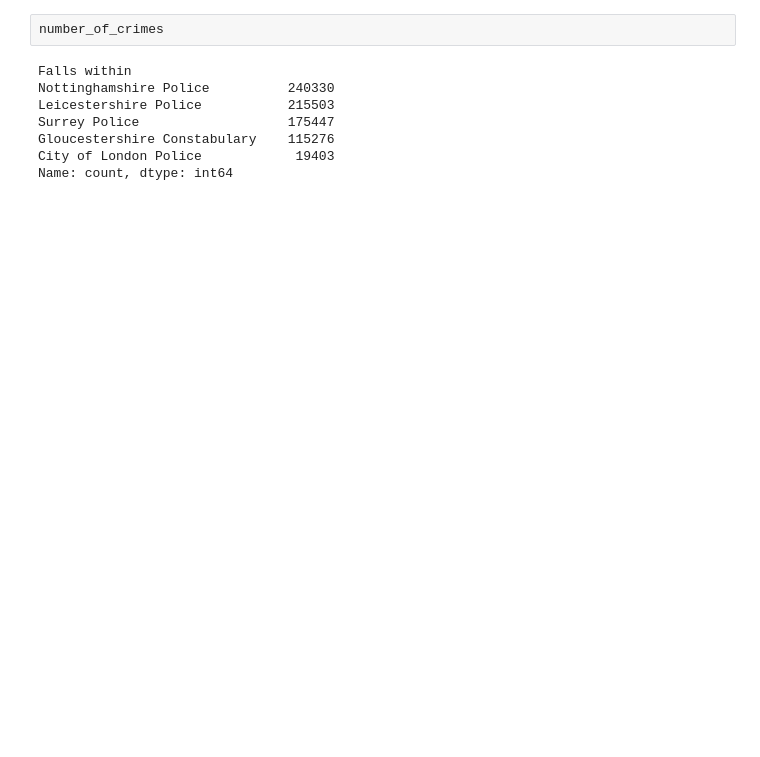
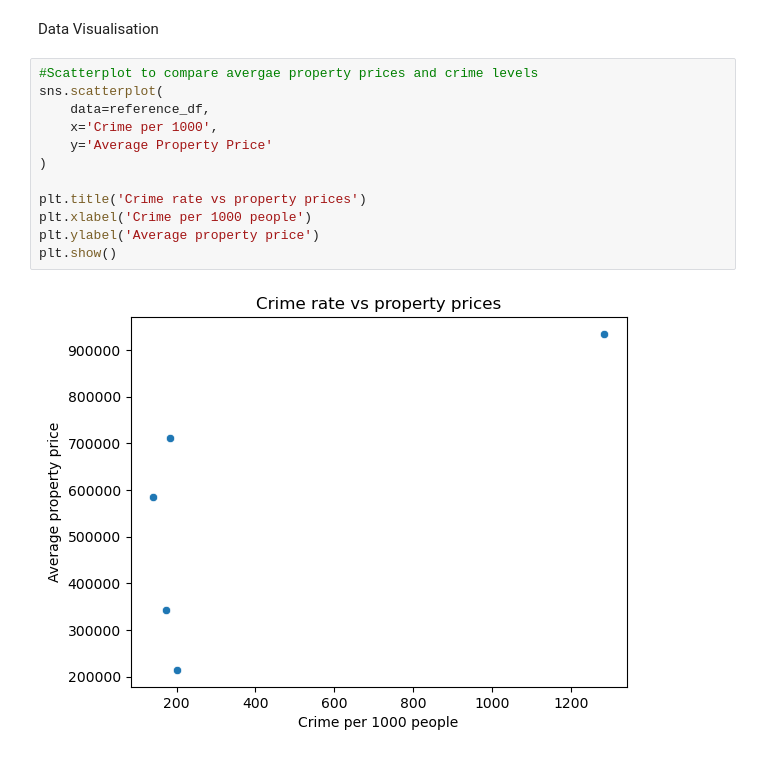
Before and after one commit to Melissa-Pasquali/Crime-Analysis-Project, a Jupyter notebook: notebooks/eda_analysis.ipynb, the cells around one changed output. Saved outputs shown, nothing was run; the diff lists cells and outputs as text; blank space fills up the shorter version.

Commit message:
Created charts in EDA

```diff
--- a/notebooks/eda_analysis.ipynb
+++ b/notebooks/eda_analysis.ipynb
@@ -43,13 +76,19 @@ reference_df
 | Gloucestershire Constabulary | 669380 | 343282 | 115276 | 172.213093 |
 | City of London Police | 15111 | 934788 | 19403 | 1284.031500 |
 | Surrey Police | 1248649 | 584320 | 175447 | 140.509463 |
-# %%
-number_of_crimes
-# %% [output]
-Falls within
-Nottinghamshire Police          240330
-Leicestershire Police           215503
-Surrey Police                   175447
-Gloucestershire Constabulary    115276
-City of London Police            19403
-Name: count, dtype: int64
+# %% [markdown]
+Data Visualisation
+# %%
+#Scatterplot to compare avergae property prices and crime levels
+sns.scatterplot(
+    data=reference_df,
+    x='Crime per 1000',
+    y='Average Property Price'
+)
+
+plt.title('Crime rate vs property prices')
+plt.xlabel('Crime per 1000 people')
+plt.ylabel('Average property price')
+plt.show()
+# %% [output]
+[figure, added]
```
Also changed, not shown: parts of 24 cells of this notebook, 1 other file.
